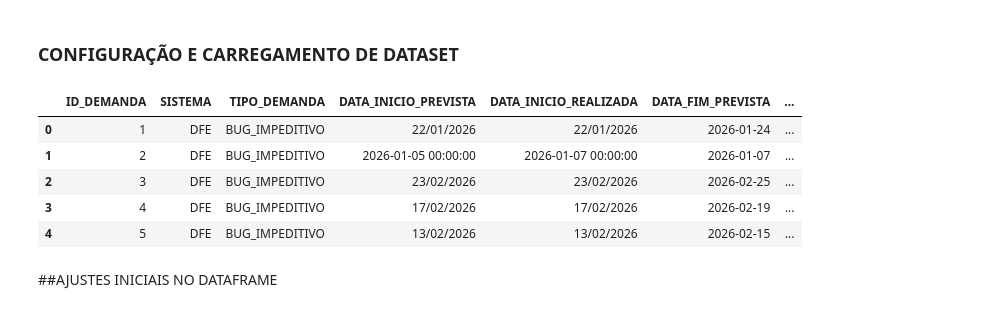
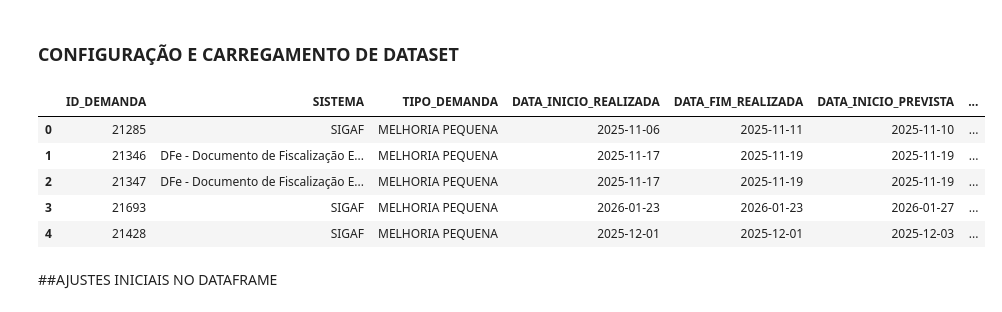
Before and after one commit to gilbertoag2007/machine-learning-demandas-ti, a Jupyter notebook: ML-Demandas-TI.ipynb, the cells around one changed output. Cells and saved outputs as stored; diff of their text form; code cells hidden in the pictures.

```diff
--- a/ML-Demandas-TI.ipynb
+++ b/ML-Demandas-TI.ipynb
@@ -30,25 +31,28 @@ from xgboost                 import XGBClassifier
 # %%
 # ============================================================
 # Carregar o dataset a partir do arquivo Excel
 # ============================================================
 
 # url do arquivo no GitHub
-url_dataset = "https://raw.githubusercontent.com/gilbertoag2007/machine-learning-demandas-ti/main/DEMANDAS_DOWNSTREAM_TESTE.xlsx"
+url_dataset = "https://raw.githubusercontent.com/gilbertoag2007/machine-learning-demandas-ti/main/DEMANDAS_DOWNSTREAM.xlsx"
 
 # Cria um dataframe com o conteúdo do dataset
-df_original = pd.read_excel(url_dataset)
+colunas_desejadas = ["ID_DEMANDA", "SISTEMA", "TIPO_DEMANDA", "DATA_INICIO_REALIZADA", "DATA_FIM_REALIZADA", "DATA_INICIO_PREVISTA", "DATA_FIM_PREVISTA", "CLASSIFICACAO"]
+df_original = pd.read_excel(url_dataset, usecols=colunas_desejadas )
+
+
+
 
 # Lista as 5 primeiras colunas do dataframe.
 
-df_original.shape
 df_original.head()
 # %% [output]
-|  | ID_DEMANDA | SISTEMA | TIPO_DEMANDA | DATA_INICIO_PREVISTA | DATA_INICIO_REALIZADA | DATA_FIM_PREVISTA | ... |
-| 0 | 1 | DFE | BUG_IMPEDITIVO | 22/01/2026 | 22/01/2026 | 2026-01-24 | ... |
-| 1 | 2 | DFE | BUG_IMPEDITIVO | 2026-01-05 00:00:00 | 2026-01-07 00:00:00 | 2026-01-07 | ... |
-| 2 | 3 | DFE | BUG_IMPEDITIVO | 23/02/2026 | 23/02/2026 | 2026-02-25 | ... |
-| 3 | 4 | DFE | BUG_IMPEDITIVO | 17/02/2026 | 17/02/2026 | 2026-02-19 | ... |
-| 4 | 5 | DFE | BUG_IMPEDITIVO | 13/02/2026 | 13/02/2026 | 2026-02-15 | ... |
+|  | ID_DEMANDA | SISTEMA | TIPO_DEMANDA | DATA_INICIO_REALIZADA | DATA_FIM_REALIZADA | DATA_INICIO_PREVISTA | ... |
+| 0 | 21285 | SIGAF | MELHORIA PEQUENA | 2025-11-06 | 2025-11-11 | 2025-11-10 | ... |
+| 1 | 21346 | DFe - Documento de Fiscalização E... | MELHORIA PEQUENA | 2025-11-17 | 2025-11-19 | 2025-11-19 | ... |
+| 2 | 21347 | DFe - Documento de Fiscalização E... | MELHORIA PEQUENA | 2025-11-17 | 2025-11-19 | 2025-11-19 | ... |
+| 3 | 21693 | SIGAF | MELHORIA PEQUENA | 2026-01-23 | 2026-01-23 | 2026-01-27 | ... |
+| 4 | 21428 | SIGAF | MELHORIA PEQUENA | 2025-12-01 | 2025-12-01 | 2025-12-03 | ... |
 # %% [markdown]
 ##AJUSTES INICIAIS NO DATAFRAME
 # %%
```
Also changed, not shown: parts of 15 cells of this notebook.
